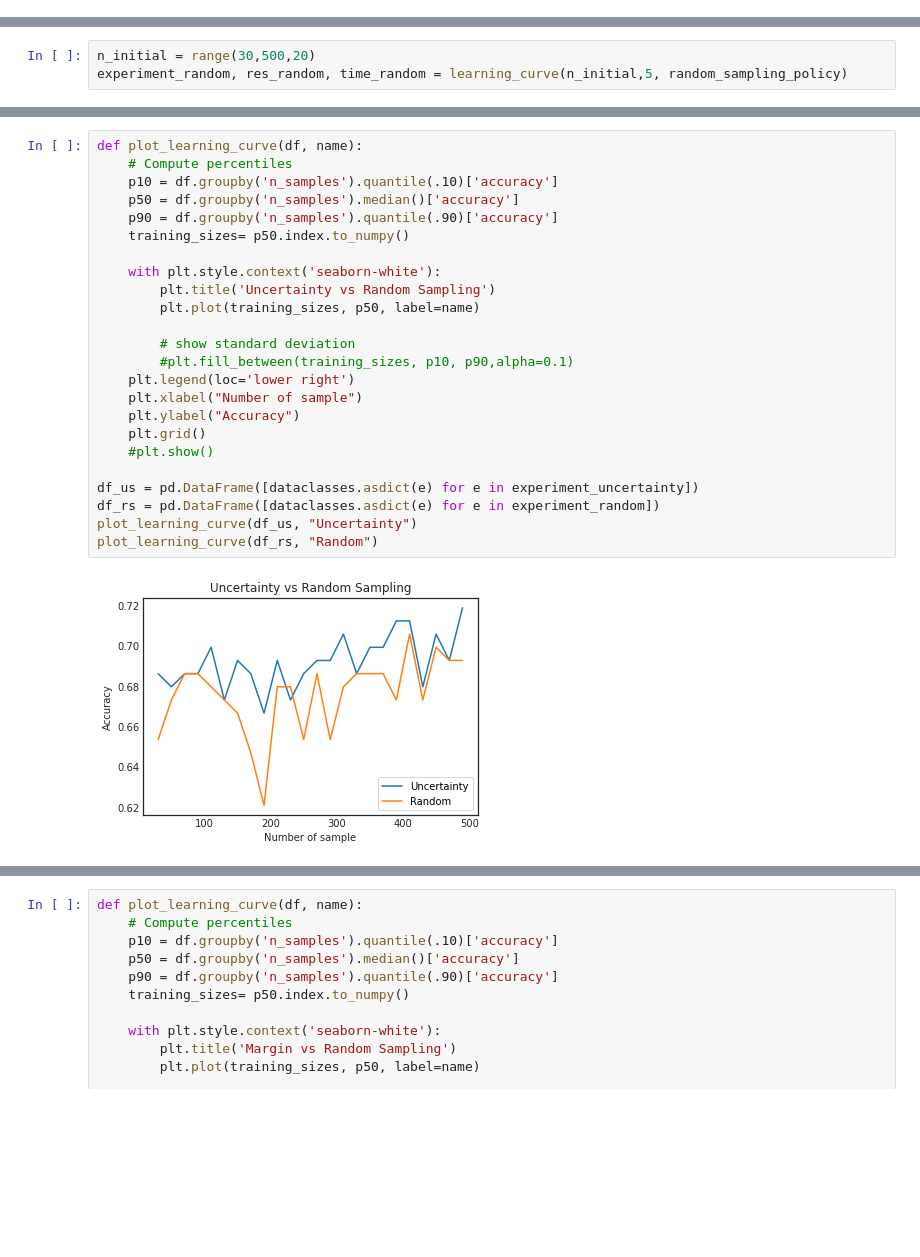
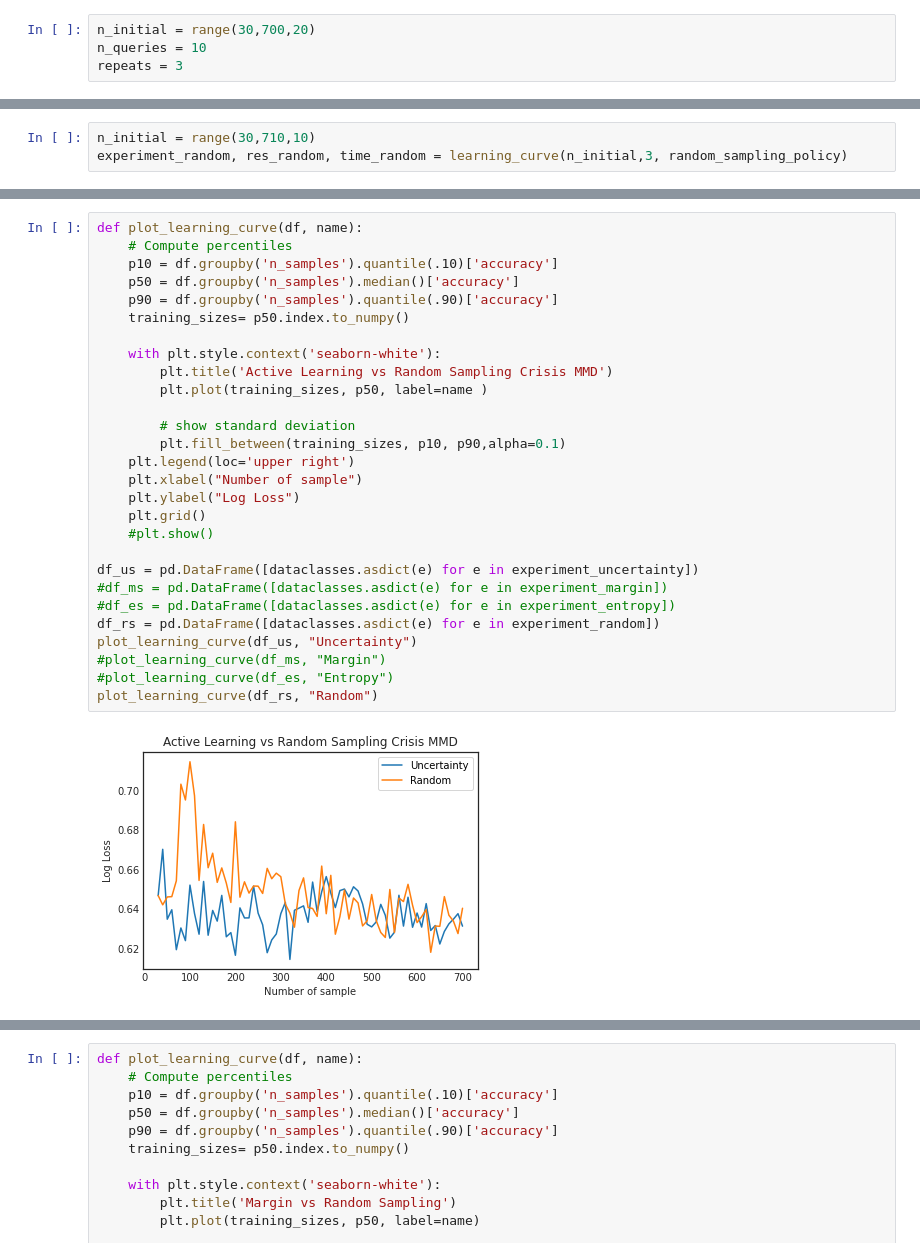
Before and after one commit to hafizbudi/active-learning, a Jupyter notebook: AL_with_CrisisMMD.ipynb, the cells around one changed output, grey strips where cells are left out. Cells and saved outputs as stored; diff of their text form; blank space fills up the shorter version.

```diff
--- a/AL_with_CrisisMMD.ipynb
+++ b/AL_with_CrisisMMD.ipynb
@@ -312 +309,5 @@ Informative  99
+# %%
+n_initial = range(30,700,20)
+n_queries = 10
+repeats = 3
 # %%
@@ -325,4 +472,4 @@ print(experiment_entropy)
 # %%
-n_initial = range(30,500,20)
-experiment_random, res_random, time_random = learning_curve(n_initial,5, random_sampling_policy)
+n_initial = range(30,710,10)
+experiment_random, res_random, time_random = learning_curve(n_initial,3, random_sampling_policy)
 # %% [output]
@@ -340,26 +487,30 @@ print(experiment_random)
 # %%
 def plot_learning_curve(df, name):
     # Compute percentiles
     p10 = df.groupby('n_samples').quantile(.10)['accuracy']
     p50 = df.groupby('n_samples').median()['accuracy']
     p90 = df.groupby('n_samples').quantile(.90)['accuracy']
     training_sizes= p50.index.to_numpy()
 
     with plt.style.context('seaborn-white'):
-        plt.title('Uncertainty vs Random Sampling')
-        plt.plot(training_sizes, p50, label=name)
+        plt.title('Active Learning vs Random Sampling Crisis MMD')
+        plt.plot(training_sizes, p50, label=name )
 
         # show standard deviation
-        #plt.fill_between(training_sizes, p10, p90,alpha=0.1)
-    plt.legend(loc='lower right')
+        plt.fill_between(training_sizes, p10, p90,alpha=0.1)
+    plt.legend(loc='upper right')
     plt.xlabel("Number of sample")
-    plt.ylabel("Accuracy")
+    plt.ylabel("Log Loss")
     plt.grid()
     #plt.show()
 
 df_us = pd.DataFrame([dataclasses.asdict(e) for e in experiment_uncertainty])
+#df_ms = pd.DataFrame([dataclasses.asdict(e) for e in experiment_margin])
+#df_es = pd.DataFrame([dataclasses.asdict(e) for e in experiment_entropy])
 df_rs = pd.DataFrame([dataclasses.asdict(e) for e in experiment_random])
 plot_learning_curve(df_us, "Uncertainty")
+#plot_learning_curve(df_ms, "Margin")
+#plot_learning_curve(df_es, "Entropy")
 plot_learning_curve(df_rs, "Random")
 # %% [output]
-[figure, old version]
+[figure, new version]
```
Also changed, not shown: parts of 18 cells of this notebook.
